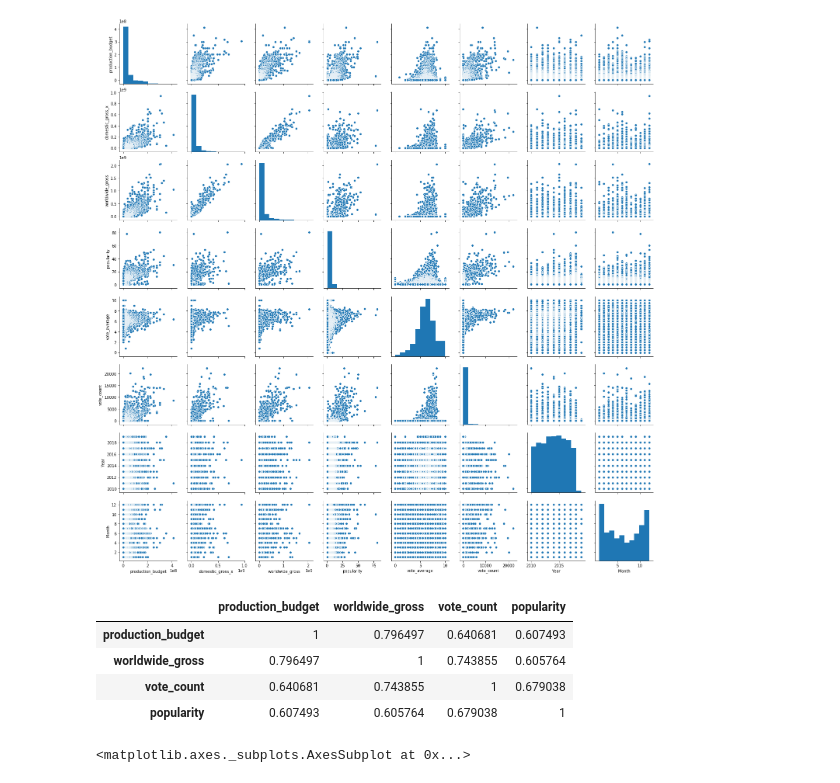
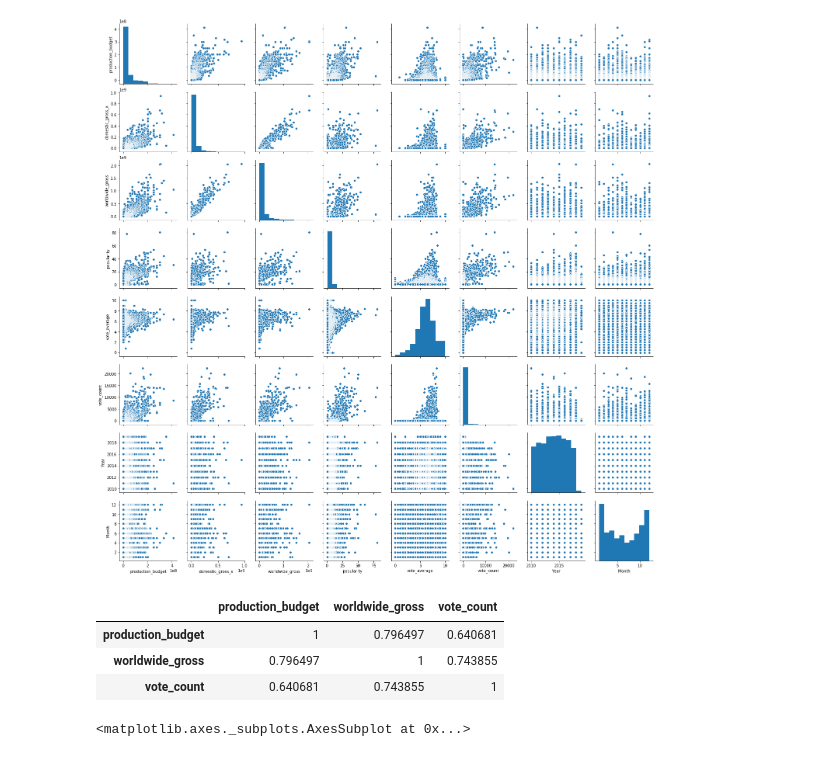
Before and after one commit to nateej1/Movie-Industry-Analysis-Exercise, a Jupyter notebook: Exploring_Draft_Clean_Data_NJ.ipynb, the cells around one changed output. Saved outputs shown, nothing was run; the diff lists cells and outputs as text; code cells hidden in the pictures.

```diff
--- a/Exploring_Draft_Clean_Data_NJ.ipynb
+++ b/Exploring_Draft_Clean_Data_NJ.ipynb
@@ -98,14 +102,13 @@ sns.pairplot(data=df)
 <seaborn.axisgrid.PairGrid at 0x...>
 [figure]
 # %%
-corr = df[['production_budget', 'worldwide_gross', 'vote_count', 'popularity']].corr()
+corr = df[['production_budget', 'worldwide_gross', 'vote_count']].corr()
 corr.style.background_gradient(cmap='YlGn')
 # %% [output]
-|  | production_budget | worldwide_gross | vote_count | popularity |
-| production_budget | 1 | 0.796497 | 0.640681 | 0.607493 |
-| worldwide_gross | 0.796497 | 1 | 0.743855 | 0.605764 |
-| vote_count | 0.640681 | 0.743855 | 1 | 0.679038 |
-| popularity | 0.607493 | 0.605764 | 0.679038 | 1 |
+|  | production_budget | worldwide_gross | vote_count |
+| production_budget | 1 | 0.796497 | 0.640681 |
+| worldwide_gross | 0.796497 | 1 | 0.743855 |
+| vote_count | 0.640681 | 0.743855 | 1 |
 # %%
 f, ax = plt.subplots(figsize=(10, 8))
 
```
Also changed, not shown: parts of 14 cells of this notebook, 1 other file.
